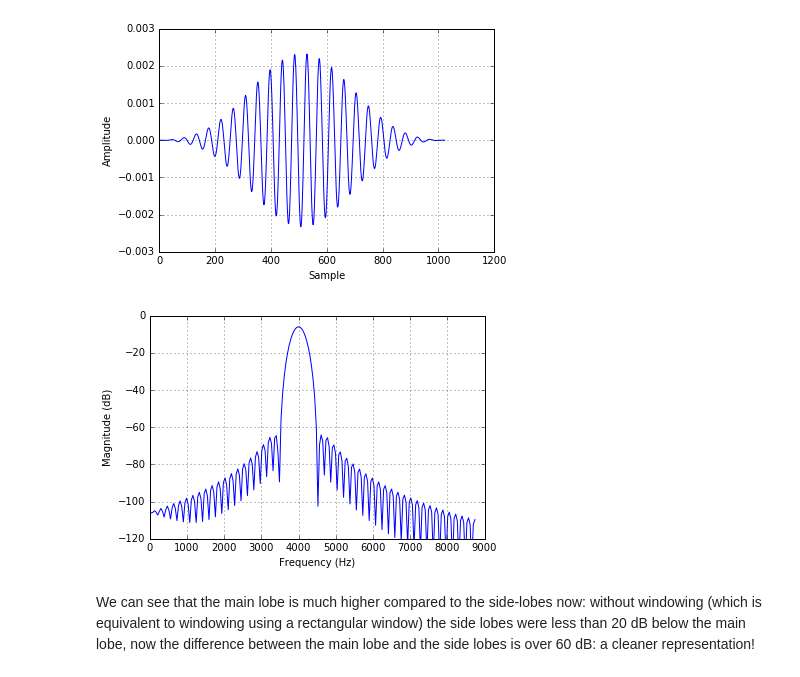
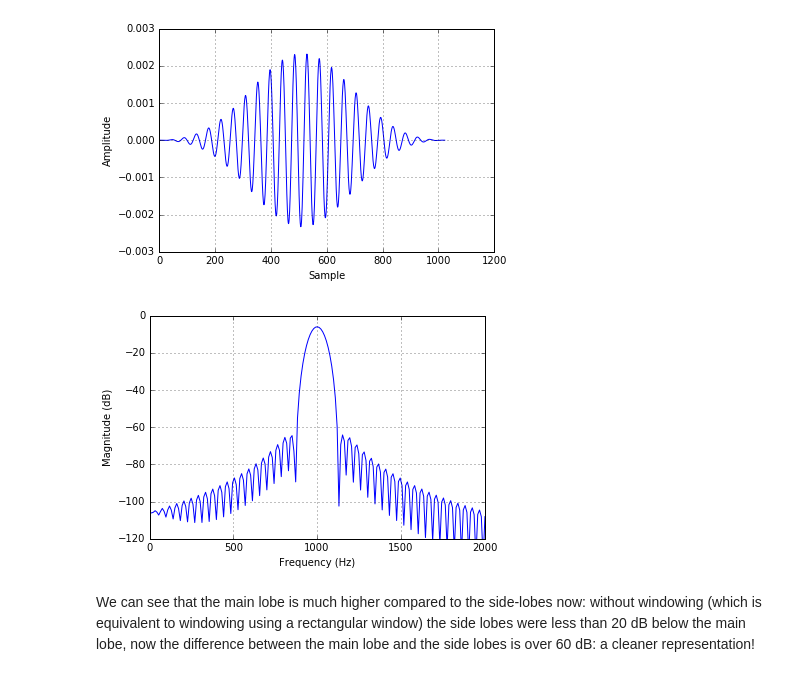
Before and after one commit to justinsalamon/CUSP-GX6004.005_ML4Sound, a Jupyter notebook: DFT_and_windowing.ipynb, the cells around one changed output. Drawn from its saved outputs; the diff is of its cells as text; code cells hidden in the pictures.

Commit message:
modified some plot axes and updated plots for DFT notebook

```diff
--- a/DFT_and_windowing.ipynb
+++ b/DFT_and_windowing.ipynb
@@ -137,14 +137,15 @@ fig.savefig('plots/fft/xwin.pdf')
 Xwin = librosa.spectrum.fft.fft(xwin, n=fft_size)
 # %%
 fig = plt.figure()
-plt.plot(np.arange(fft_size/20) * sr/float(frame_size), 20*np.log10(np.abs(Xwin[:fft_size/20])))
+plt.plot(np.arange(fft_size) * sr/float(fft_size), 20*np.log10(np.abs(Xwin[:fft_size])))
 plt.ylabel('Magnitude (dB)')
 plt.xlabel('Frequency (Hz)')
+plt.xlim(0, 2000)
 plt.ylim(-120,0)
 plt.grid()
 plt.show()
 # %% [output]
-[figure, old version]
+[figure, new version]
 # %%
 fig.savefig('plots/fft/fftwin.pdf')
 # %% [markdown]
```
Also changed, not shown: 6 other files.
